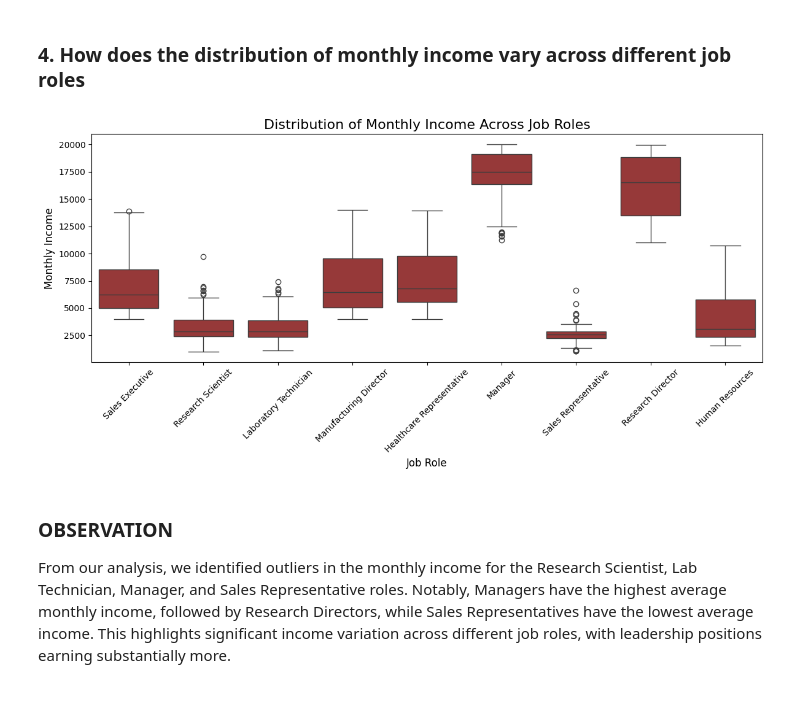
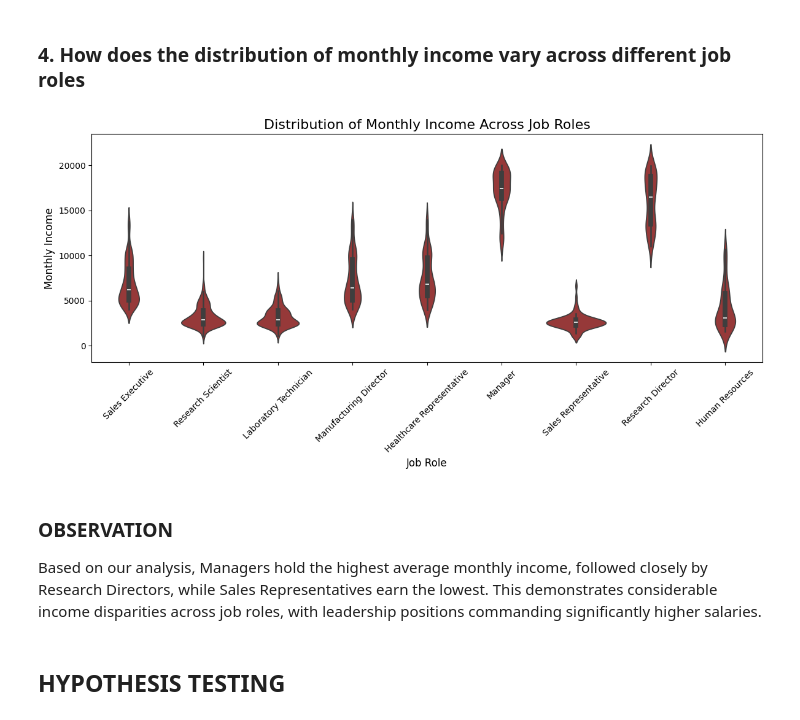
Before and after one commit to bamzyyyy/HR-Employee-Attrition, a Jupyter notebook: Notebook/HR_employee.ipynb, the cells around one changed output. Saved outputs shown, nothing was run; the diff lists cells and outputs as text; code cells hidden in the pictures.

Commit message:
hypothesis

```diff
--- a/Notebook/HR_employee.ipynb
+++ b/Notebook/HR_employee.ipynb
@@ -392,22 +401,24 @@ From our analysis, we found that the Sales Executive role has the highest number
 # %%
 # Create a box plot of Monthly Income by Job Role
 plt.figure(figsize=(12, 6))
-sns.boxplot(x='JobRole', y='MonthlyIncome', data=Attrition_df, color="brown")
+sns.violinplot(x='JobRole', y='MonthlyIncome', data=Attrition_df, color="brown")
 
 # Rotate x labels for better readability
 plt.xticks(rotation=45)
 
 # Add title and labels
 plt.title('Distribution of Monthly Income Across Job Roles', fontsize=16)
 plt.xlabel('Job Role', fontsize=12)
 plt.ylabel('Monthly Income', fontsize=12)
 
 # Show plot
 plt.tight_layout()
 plt.show()
 # %% [output]
-[figure, old version]
+[figure, new version]
 # %% [markdown]
 ### OBSERVATION
 
-From our analysis, we identified outliers in the monthly income for the Research Scientist, Lab Technician, Manager, and Sales Representative roles. Notably, Managers have the highest average monthly income, followed by Research Directors, while Sales Representatives have the lowest average income. This highlights significant income variation across different job roles, with leadership positions earning substantially more.
+Based on our analysis, Managers hold the highest average monthly income, followed closely by Research Directors, while Sales Representatives earn the lowest. This demonstrates considerable income disparities across job roles, with leadership positions commanding significantly higher salaries.
+# %% [markdown]
+## HYPOTHESIS TESTING
```
Also changed, not shown: parts of 8 cells of this notebook.
